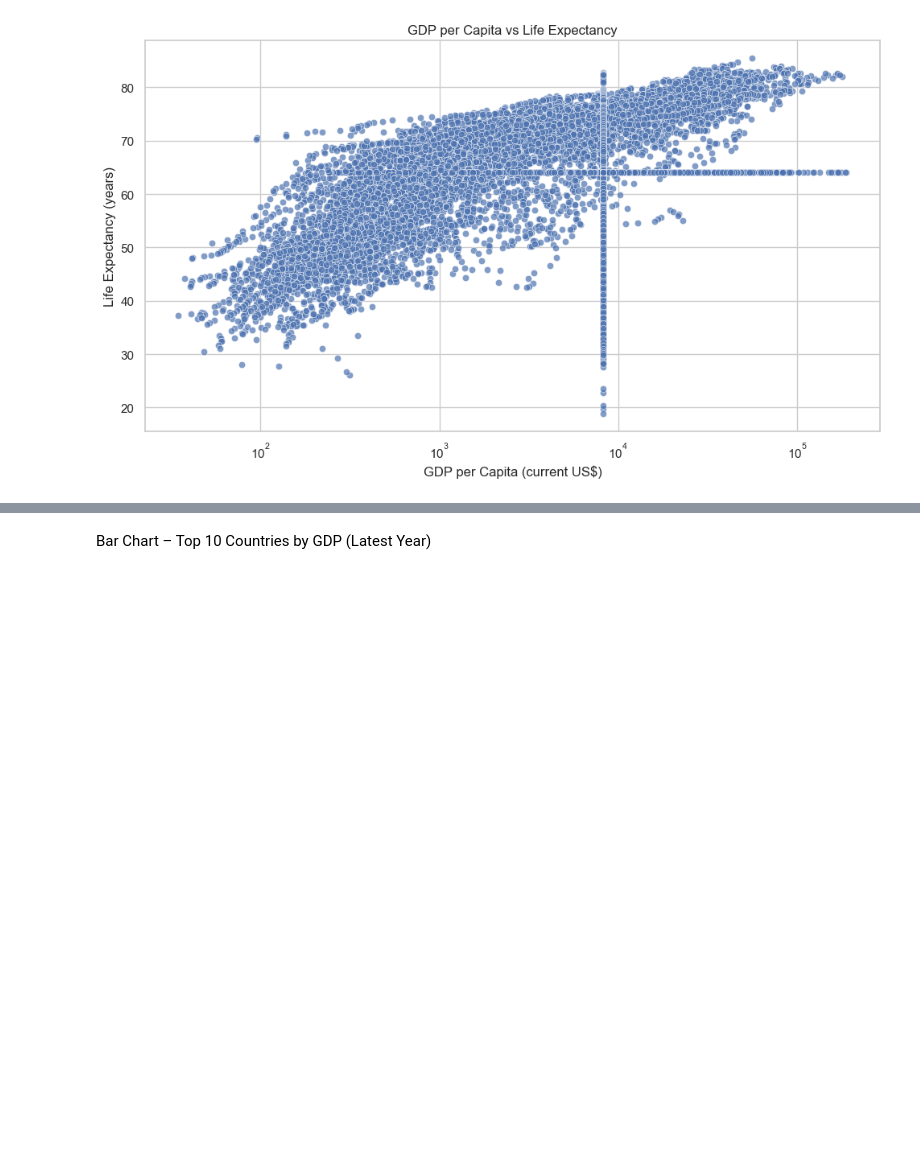
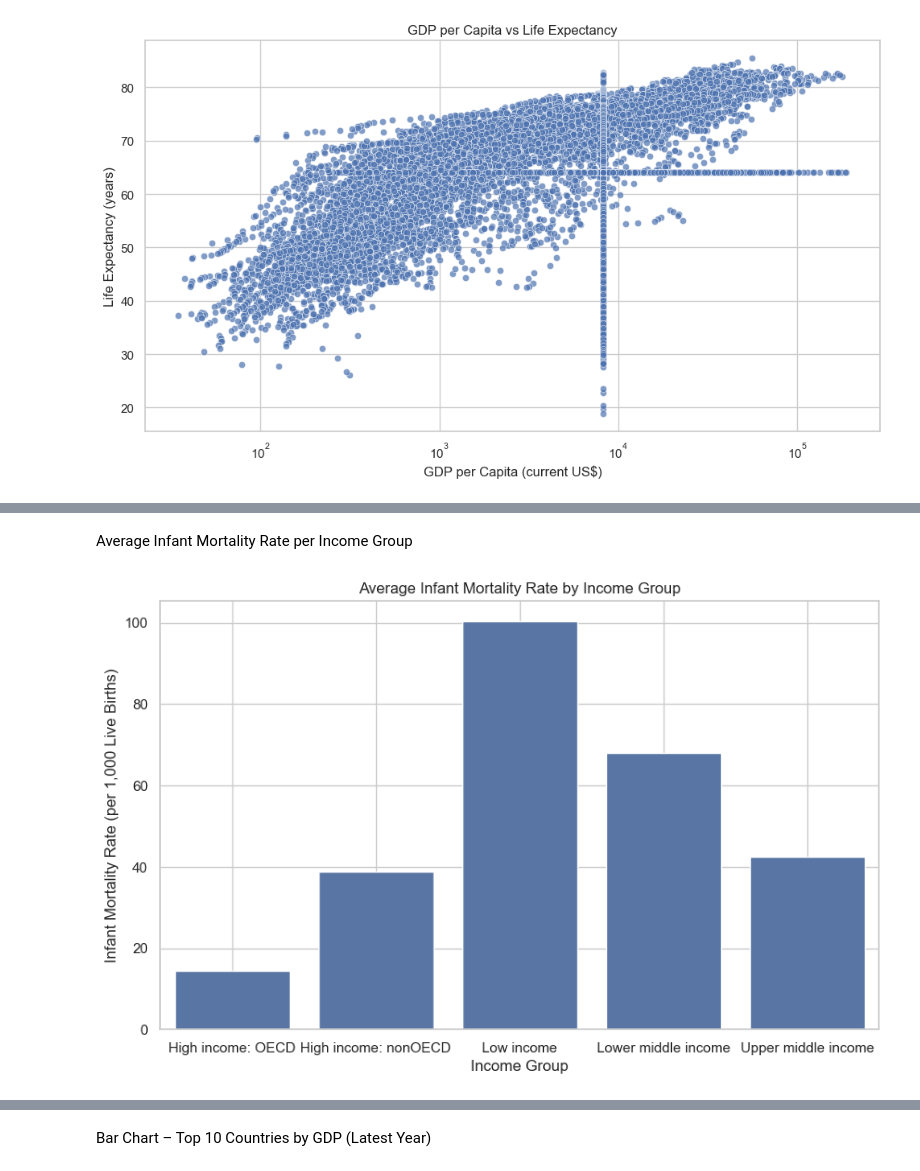
Before and after one commit to AkshatSahay72/worldbank-data-visualisation, a Jupyter notebook: main.ipynb, the cells around one changed output, grey strips where cells are left out. Drawn from its saved outputs; the diff is of its cells as text; code cells hidden in the pictures; blank space fills up the shorter version.

```diff
--- a/main.ipynb
+++ b/main.ipynb
@@ -254,0 +269,14 @@ plt.show()
+# %% [markdown]
+Average Infant Mortality Rate per Income Group
+# %%
+avg_infant_mortality = df.groupby('IncomeGroup')['Infant mortality rate (per 1,000 live births)'].mean().reset_index()
+
+plt.figure(figsize=(10,6))
+sns.barplot(data=avg_infant_mortality, x='IncomeGroup', y='Infant mortality rate (per 1,000 live births)')
+plt.title('Average Infant Mortality Rate by Income Group')
+plt.xlabel('Income Group')
+plt.ylabel('Infant Mortality Rate (per 1,000 Live Births)')
+plt.grid(True)
+plt.show()
+# %% [output]
+[figure, added]
```
Also changed, not shown: parts of 12 cells of this notebook, 4 other files.
